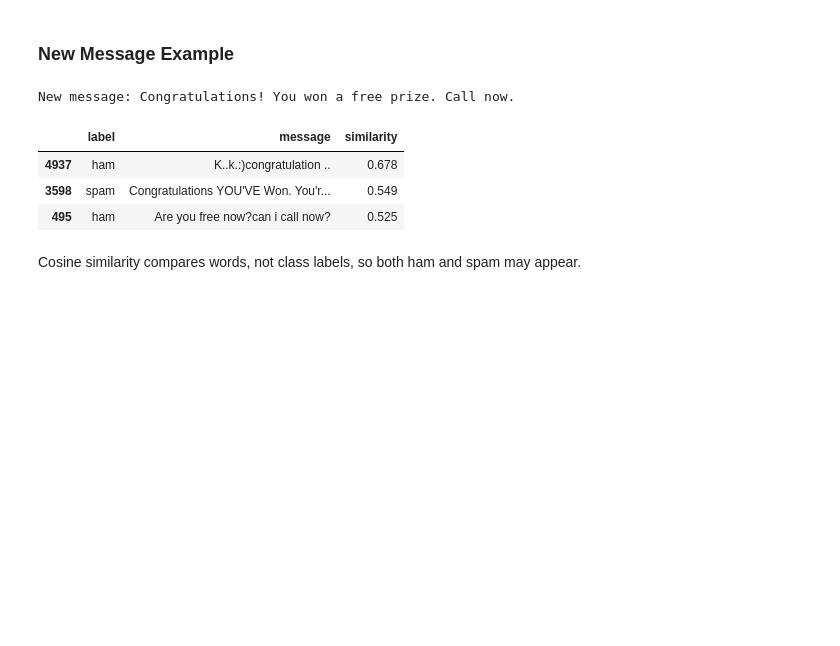
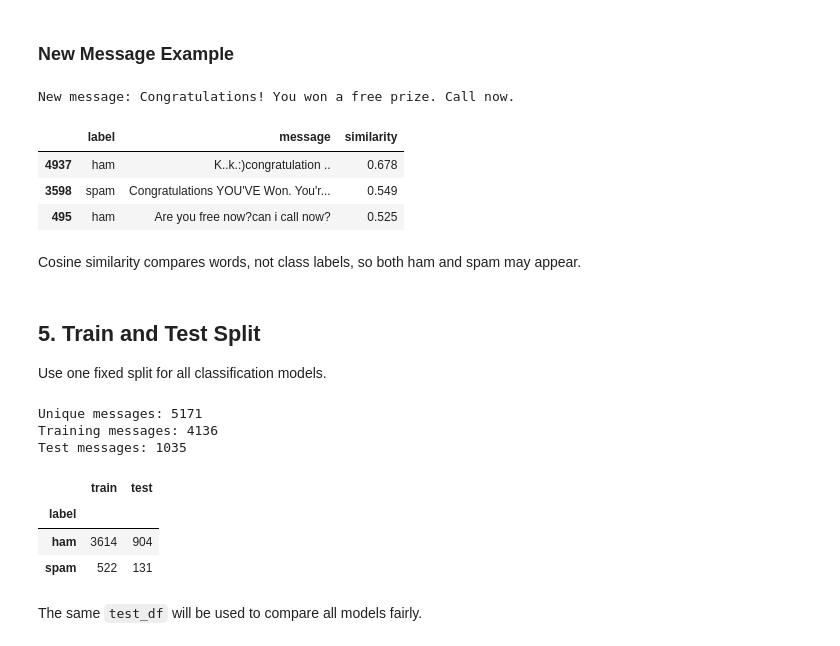
Before and after one commit to fajluna/sms-spam-detection, a Jupyter notebook: notebooks/sms_spam.ipynb, the cells around one changed output. Drawn from its saved outputs; the diff is of its cells as text; code cells hidden in the pictures; blank space fills up the shorter version.

Commit message:
Add data split

```diff
--- a/notebooks/sms_spam.ipynb
+++ b/notebooks/sms_spam.ipynb
@@ -262,3 +262,42 @@ New message: Congratulations! You won a free prize. Call now.
 | 495 | ham | Are you free now?can i call now? | 0.525 |
 # %% [markdown]
 Cosine similarity compares words, not class labels, so both ham and spam may appear.
+# %% [markdown]
+## 5. Train and Test Split
+
+Use one fixed split for all classification models.
+# %%
+from sklearn.model_selection import train_test_split
+
+model_df = df.drop_duplicates(subset=["message"]).reset_index(drop=True)
+
+train_df, test_df = train_test_split(
+    model_df,
+    test_size=0.20,
+    random_state=42,
+    stratify=model_df["label"],
+)
+
+train_df = train_df.reset_index(drop=True)
+test_df = test_df.reset_index(drop=True)
+
+print("Unique messages:", len(model_df))
+print("Training messages:", len(train_df))
+print("Test messages:", len(test_df))
+# %% [output]
+Unique messages: 5171
+Training messages: 4136
+Test messages: 1035
+# %%
+split_counts = pd.DataFrame({
+    "train": train_df["label"].value_counts(),
+    "test": test_df["label"].value_counts(),
+})
+split_counts
+# %% [output]
+|  | train | test |
+| label |  |  |
+| ham | 3614 | 904 |
+| spam | 522 | 131 |
+# %% [markdown]
+The same `test_df` will be used to compare all models fairly.
```
